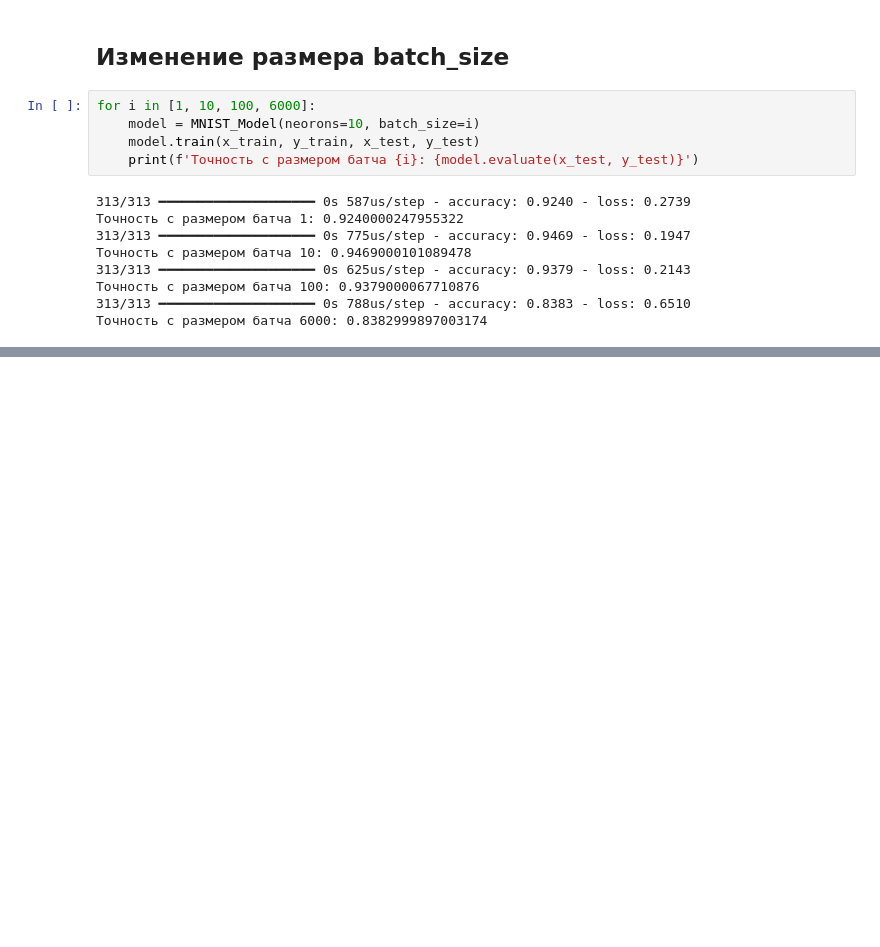
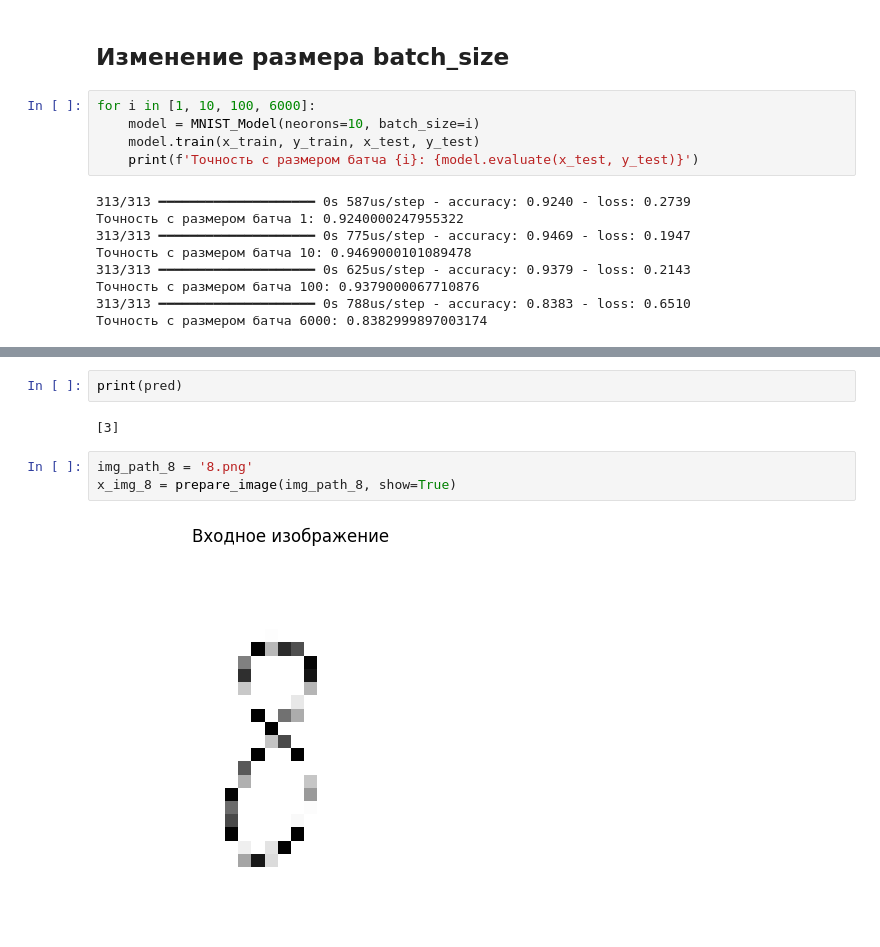
Before and after one commit to GubkinKirill/MNIST_solution, a Jupyter notebook: MNIST_hyperparameter_tests.ipynb, the cells around one changed output, grey strips where cells are left out. Drawn from its saved outputs; the diff is of its cells as text; blank space fills up the shorter version.

```diff
--- a/MNIST_hyperparameter_tests.ipynb
+++ b/MNIST_hyperparameter_tests.ipynb
@@ -111,0 +148,9 @@ path = './6.png'
+# %%
+print(pred)
+# %% [output]
+[3]
+# %%
+img_path_8 = '8.png'
+x_img_8 = prepare_image(img_path_8, show=True)
+# %% [output]
+[figure, added]
```
Also changed, not shown: parts of 12 cells of this notebook, 2 other files.
